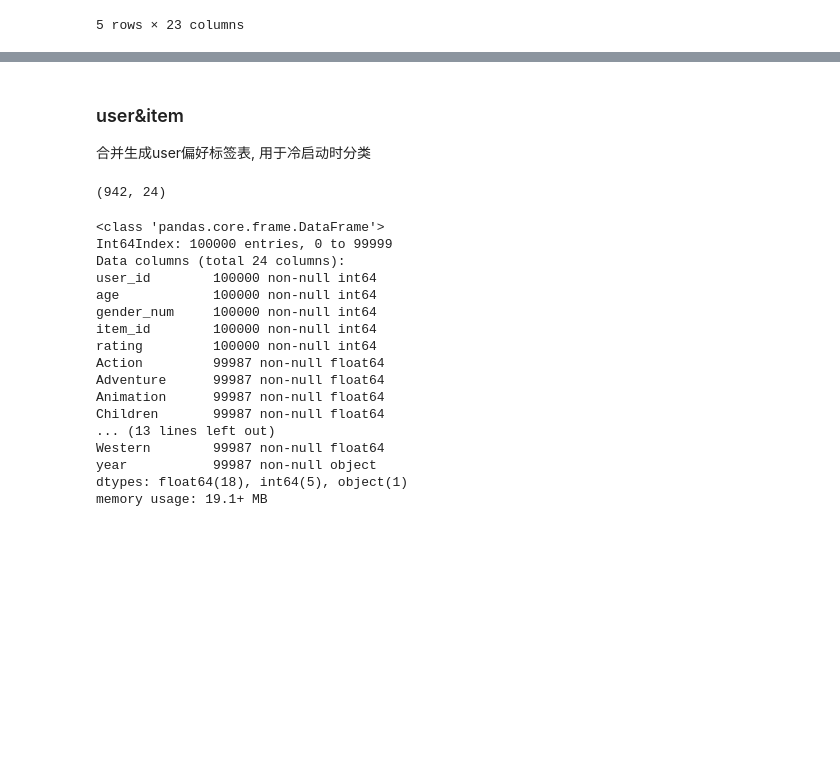
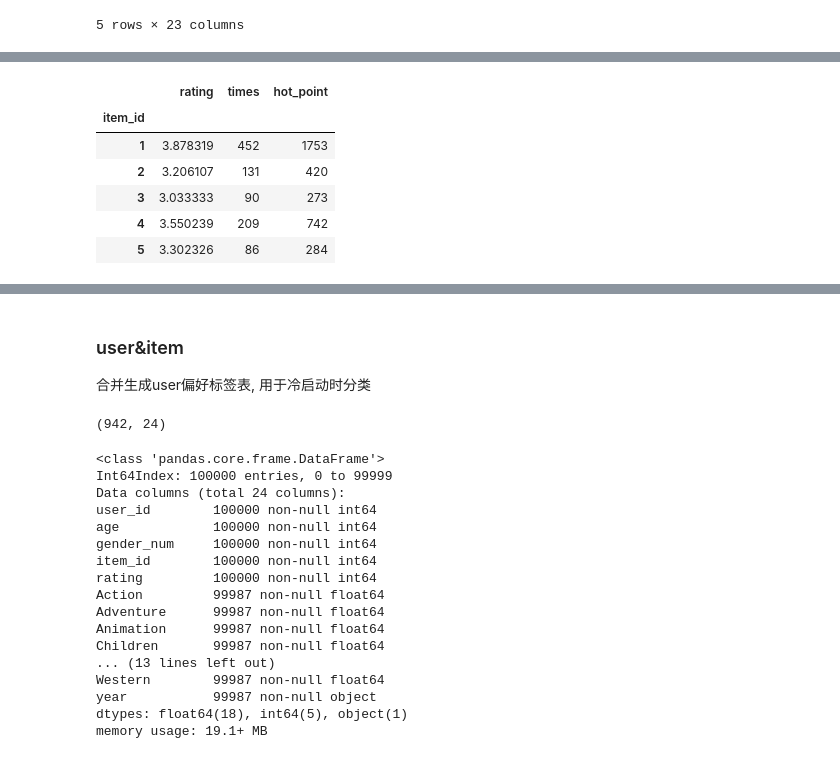
Before and after one commit to Aitical/recommendation, a Jupyter notebook: recomendation.ipynb, the cells around one changed output, grey strips where cells are left out. Drawn from its saved outputs; the diff is of its cells as text; code cells hidden in the pictures; blank space fills up the shorter version.

```diff
--- a/recomendation.ipynb
+++ b/recomendation.ipynb
@@ -322,0 +354,10 @@ item_msg.to_csv('item_msg.csv', sep='\t')
+# %%
+items.head()
+# %% [output]
+|  | rating | times | hot_point |
+| item_id |  |  |  |
+| 1 | 3.878319 | 452 | 1753 |
+| 2 | 3.206107 | 131 | 420 |
+| 3 | 3.033333 | 90 | 273 |
+| 4 | 3.550239 | 209 | 742 |
+| 5 | 3.302326 | 86 | 284 |
```
Also changed, not shown: parts of 9 cells of this notebook, 1 other file.
